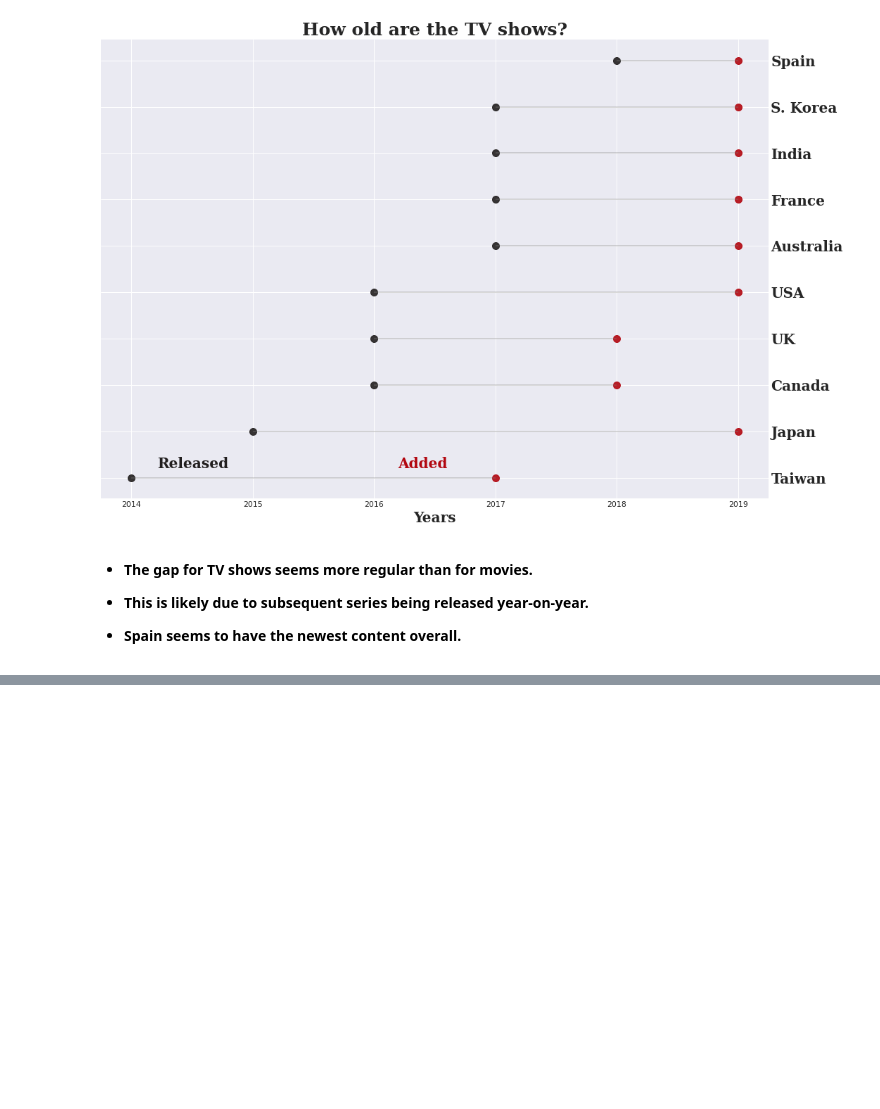
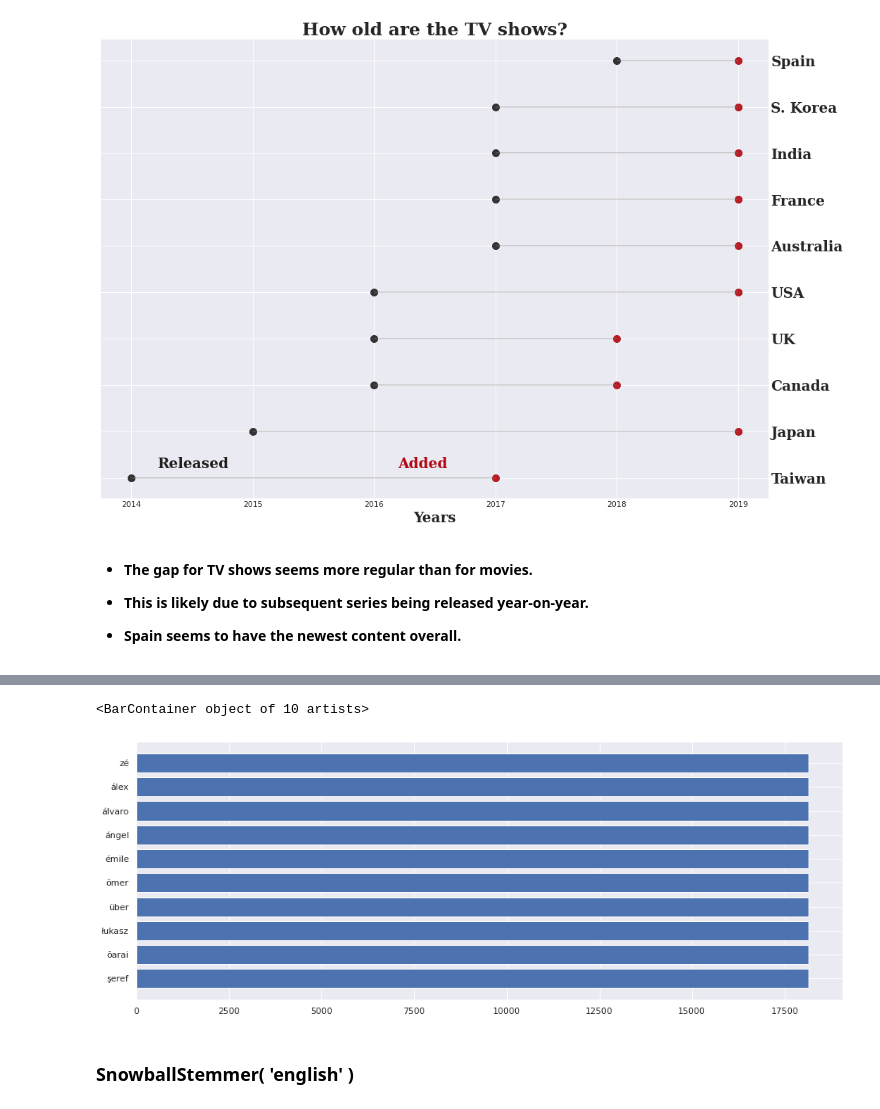
Before and after one commit to priyankashinde-DS/Capstone_project-Netflix_Movies-TV_Shows, a Jupyter notebook: NETFLIX_MOVIES_AND_TV_SHOWS_CLUSTERING.ipynb, the cells around one changed output, grey strips where cells are left out. Drawn from its saved outputs; the diff is of its cells as text; code cells hidden in the pictures; blank space fills up the shorter version.

```diff
--- a/NETFLIX_MOVIES_AND_TV_SHOWS_CLUSTERING.ipynb
+++ b/NETFLIX_MOVIES_AND_TV_SHOWS_CLUSTERING.ipynb
@@ -1091,0 +1161,7 @@ overall.**
+# %%
+# Create a count vectorizer object
+count_vectorizer = CountVectorizer()
+# fit the count vectorizer using the text data
+count_vectorizer.fit(netflix_df['description'])
+# Collect the vocabulary items used in the vectorizer
+dictionary = count_vectorizer.vocabulary_.items()
@@ -1091,0 +1172,6 @@ overall.**
+# %%
+vocab = [ ]
+count_of_vocab = []
+for key , value in dictionary:
+  vocab.append( key )
+  count_of_vocab.append( value )
@@ -1091,0 +1180,6 @@ overall.**
+# %%
+# Store the count in panadas dataframe with vocab as index
+vocab_before_stemming = pd.DataFrame({"Word": vocab ,
+                                      "count" :count_of_vocab})
+# Sort the dataframe
+vocab_before_stemming = vocab_before_stemming.sort_values("count" ,ascending=False)
@@ -1091,0 +1206,3 @@ overall.**
+# %%
+top10_most_occurred_words = vocab_before_stemming.head(10)
+top10_most_occurred_words
@@ -1091,0 +1221,8 @@ overall.**
+# %%
+plt.figure( figsize = ( 16,6 ))
+plt.barh(top10_most_occurred_words['Word'] , top10_most_occurred_words['count'])
+# %% [output]
+<BarContainer object of 10 artists>
+[figure, added]
+# %% [markdown]
+### **SnowballStemmer( 'english' )**
```
Also changed, not shown: parts of 58 cells of this notebook.
